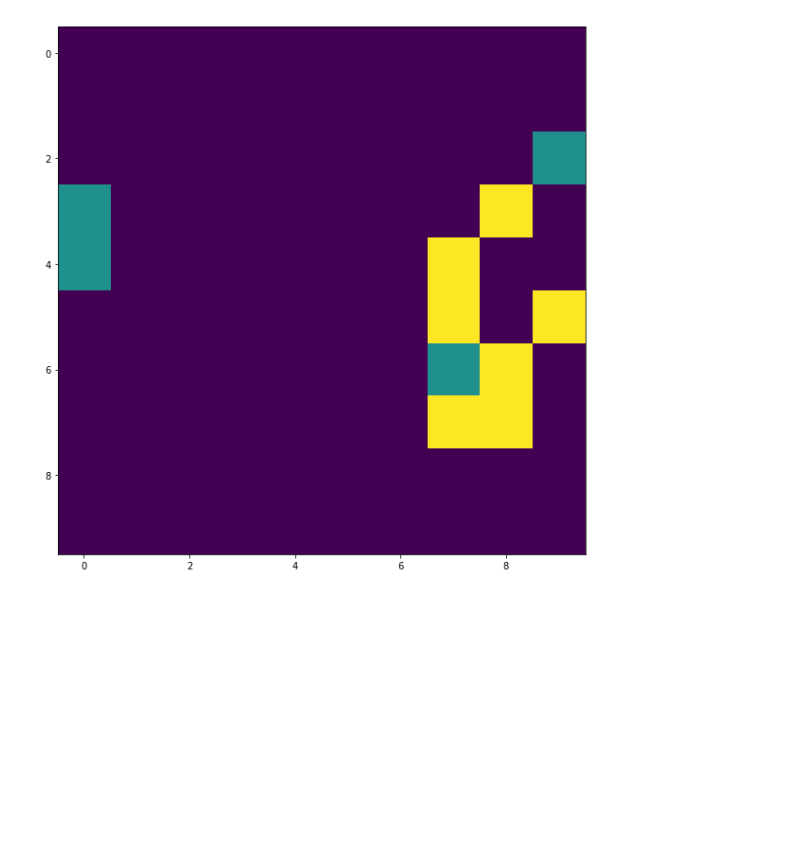
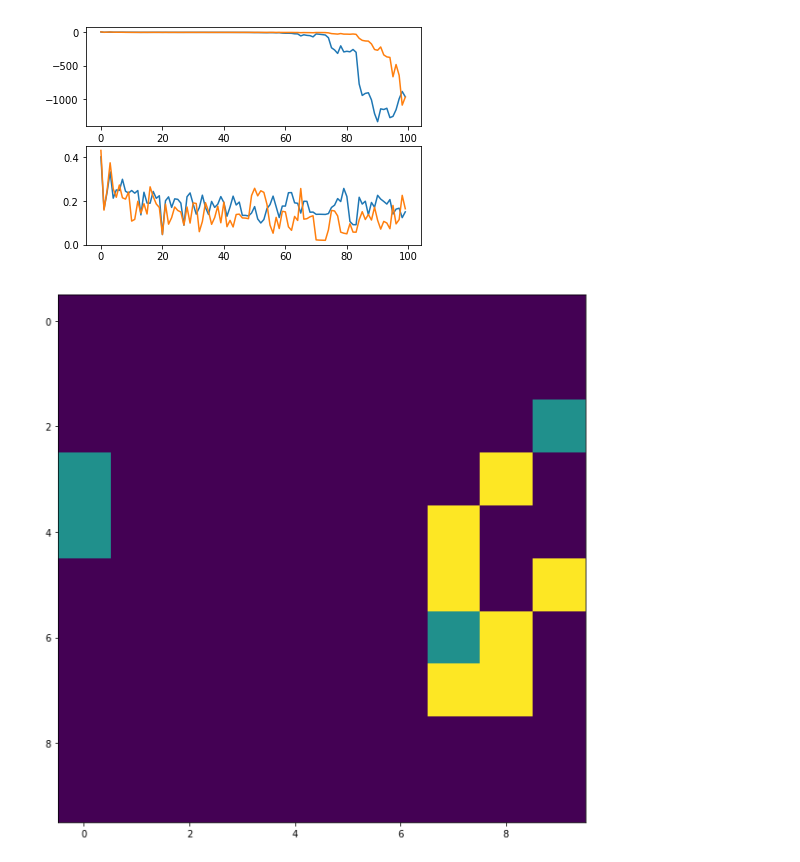
Before and after one commit to denistr16/GoL-RL, a Jupyter notebook: agent_run_template_05.ipynb, the cells around one changed output. Cells and saved outputs as stored; diff of their text form; code cells hidden in the pictures; blank space fills up the shorter version.

```diff
--- a/agent_run_template_05.ipynb
+++ b/agent_run_template_05.ipynb
@@ -70,7 +67,7 @@ def unsqueeze_grid(grid):
     return torch.FloatTensor(grid).unsqueeze(0).unsqueeze(0).to(DEVICE)
 
 def unsqueeze_states(states):
-    return torch.FloatTensor(states).view(-1, 10, 10).unsqueeze(1).to(DEVICE)
+    return torch.FloatTensor(states).view(-1, GRID, GRID).unsqueeze(1).to(DEVICE)
 # %%
 def step_agent(agent, agent_id=1):
     probs = agent.get_action_probs(flatten_grid(sandbox.get_grid()))
@@ -121,6 +118,7 @@ def play_game(iterations, state, render_env=True, fall_asleep=False):
 def reflect_agent(agent, optimizer, states, actions, rewards, dones, list_loss):
 
     intristic_reward = rnd.get_intristic_reward(unsqueeze_states(states))
+    rnd_optimizer.zero_grad()
     intristic_reward.backward()
     rnd_optimizer.step()
 
@@ -157,30 +155,36 @@ rnd_optimizer = optim.Adam(rnd.parameters())
 
 optimizer_1 = optim.Adam(agent_1.parameters(), lr=LR)
 optimizer_2 = optim.Adam(agent_2.parameters(), lr=LR)
+# %%
+def save(agent, epoch):
+    torch.save(agent.state_dict(), './snapshots/agent_{}.pth'.format(epoch))
 # %%
 list_loss1, list_loss2 = [], []
 reward_list1, reward_list2 = [], []
 for game in range(N_GAMES):
     states, actions1, actions2, rewards1, rewards2, dones = [], [], [], [], [], []
 
     play_game(iterations, state, render_env=False)
     reflect_agent(agent_1, optimizer_1, states, actions1, rewards1, dones, list_loss1)
     reflect_agent(agent_2, optimizer_2, states, actions2, rewards2, dones, list_loss2)
     clear_output(wait=True)
 
     reward_list1.append(np.mean(rewards1))
     reward_list2.append(np.mean(rewards2))
 
-
+    if game % 10 == 0:
+        save(agent_1, epoch=game)
     plt.subplot(2, 1, 1)
     plt.plot(list(range(len(list_loss1))), list_loss1)
     plt.plot(list(range(len(list_loss2))), list_loss2)
 
     plt.subplot(2, 1, 2)
     plt.plot(list(range(len(reward_list1))), reward_list1)
     plt.plot(list(range(len(reward_list2))), reward_list2)
 
     plt.show()
+# %% [output]
+[figure, added]
 # %%
 grid_size=(GRID,GRID)
 sandbox = NaiveSandbox(grid_size=grid_size)
```
Also changed, not shown: parts of 3 cells of this notebook, 7 other files.
